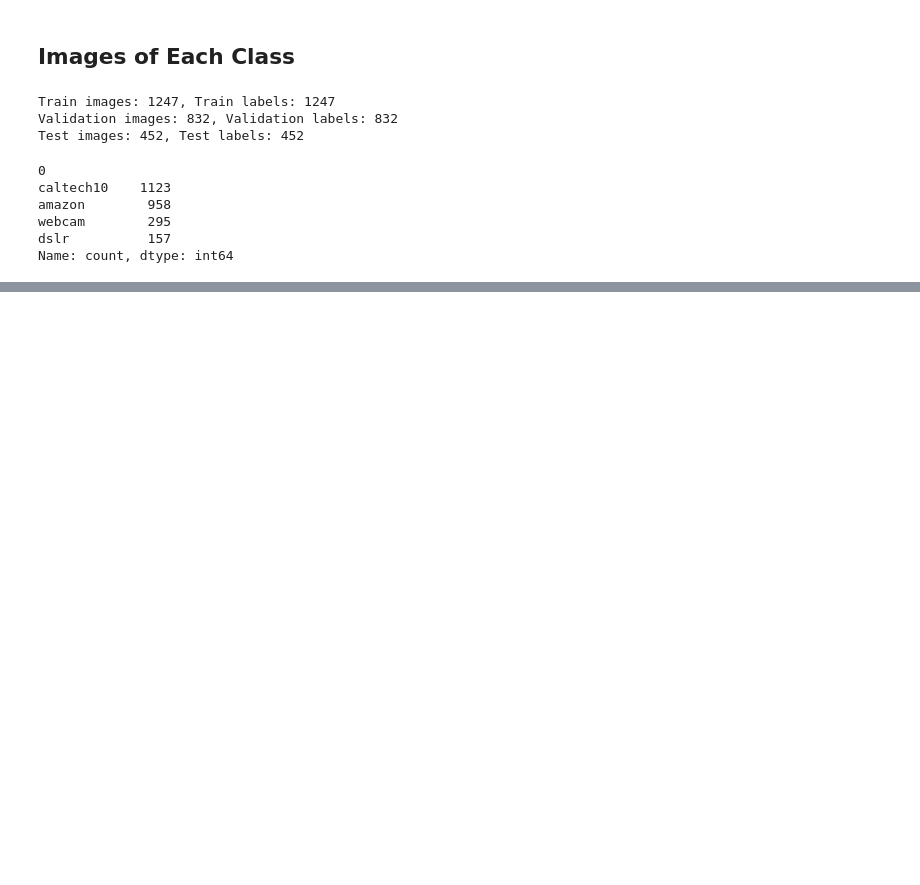
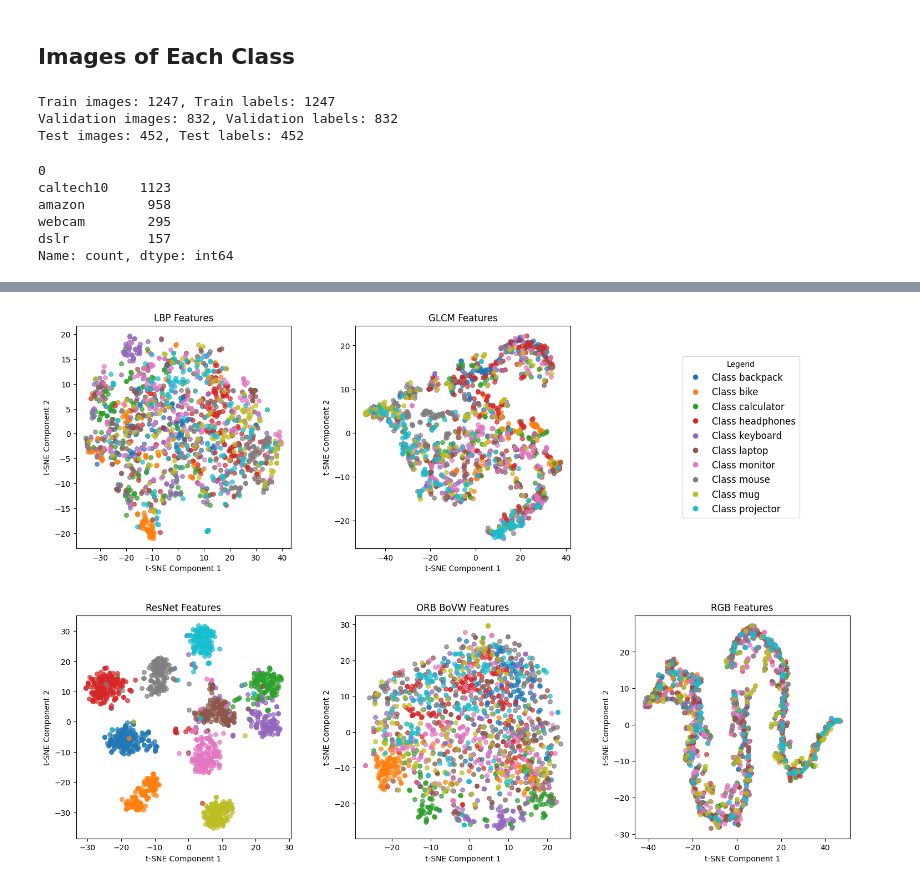
Before and after one commit to kennyalexlin/W281-Domain-Adaptation-Final-Project, a Jupyter notebook: visualisations.ipynb, the cells around one changed output, grey strips where cells are left out. Cells and saved outputs as stored; diff of their text form; code cells hidden in the pictures; blank space fills up the shorter version.

```diff
--- a/visualisations.ipynb
+++ b/visualisations.ipynb
@@ -279,0 +315,59 @@ plt.show()
+# %%
+import matplotlib.gridspec as gridspec
+
+# Create figure and gridspec for desired layout
+fig = plt.figure(figsize=(18, 12))
+gs = gridspec.GridSpec(2, 3, figure=fig)
+
+# Place GLCM in the center of the top row
+ax_top_left = fig.add_subplot(gs[0, 0])
+ax_top_mid = fig.add_subplot(gs[0, 1])  # This will hold GLCM
+ax_bottom_left = fig.add_subplot(gs[1, 0])
+ax_bottom_mid = fig.add_subplot(gs[1, 1])
+ax_bottom_right = fig.add_subplot(gs[1, 2])
+
+axes = [ax_top_left, ax_top_mid, ax_bottom_left, ax_bottom_mid, ax_bottom_right]
+
+# Assign each method to a subplot
+methods_list = list(datasets.items())
+
+# Store unique labels and colors for the legend
+unique_labels = None
+colors = None
+
+for idx, (method, (features, labels)) in enumerate(methods_list):
+    # Apply t-SNE
+    features_2d = apply_tsne(features)
+
+    ax = axes[idx]
+    if unique_labels is None:
+        unique_labels = np.unique(labels)
+        colors = plt.cm.tab10(np.linspace(0, 1, len(unique_labels)))
+
+    for category_id, color in zip(unique_labels, colors):
+        idxs = np.where(labels == category_id)
+        ax.scatter(features_2d[idxs, 0], features_2d[idxs, 1],
+                   label=f"Class {category_id}", alpha=0.7, s=30, color=color)
+
+    ax.set_title(f"{method} Features")
+    ax.set_xlabel("t-SNE Component 1")
+    ax.set_ylabel("t-SNE Component 2")
+
+# Place the legend once, next to the top-mid subplot (GLCM)
+handles = [plt.Line2D([0], [0], marker='o', color=c, label=f"Class {l}", linestyle='')
+           for l, c in zip(unique_labels, colors)]
+
+ax_top_mid.legend(
+    handles=handles,
+    loc='center left',
+    bbox_to_anchor=(1.5, 0.5),
+    fontsize=12,
+    title="Legend"
+)
+
+# Adjust spacing
+plt.subplots_adjust(wspace=0.3, hspace=0.3)
+
+plt.show()
+# %% [output]
+[figure, added]
```
Also changed, not shown: parts of 9 cells of this notebook, 1 other file.
